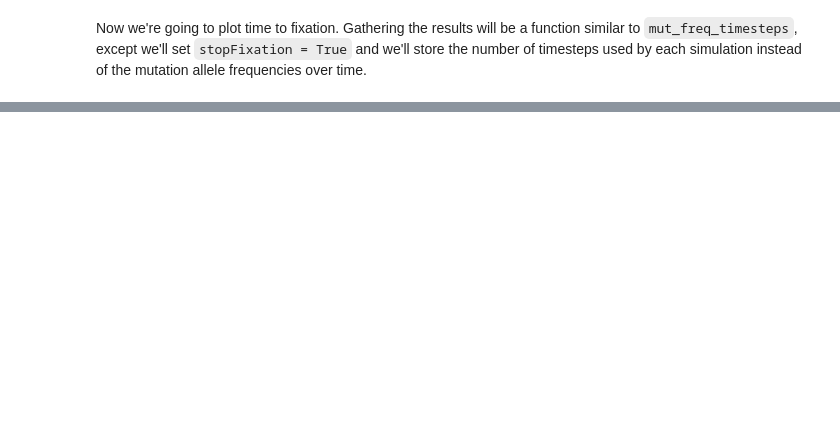
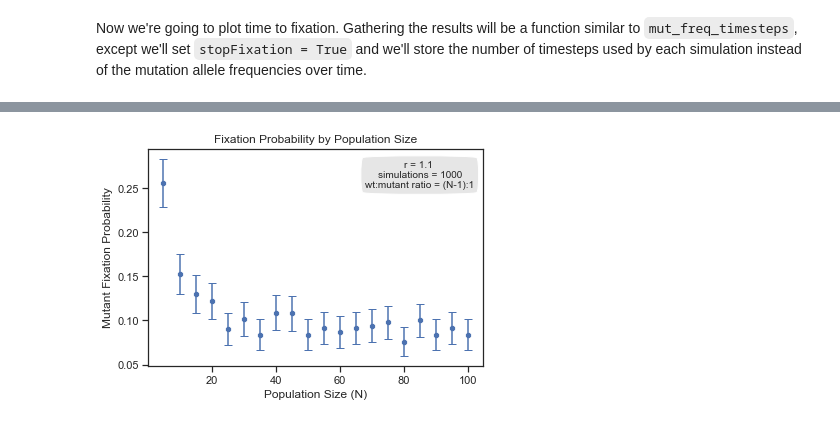
Before and after one commit to jessicascarborough/stochastic-modeling, a Jupyter notebook: stochastic_modeling.ipynb, the cells around one changed output, grey strips where cells are left out. Saved outputs shown, nothing was run; the diff lists cells and outputs as text; code cells hidden in the pictures; blank space fills up the shorter version.

```diff
--- a/stochastic_modeling.ipynb
+++ b/stochastic_modeling.ipynb
@@ -232,0 +350,3 @@ sns.despine(offset=10, trim=True)
+# %%
+fitness = 1.1
+reps = 1000
@@ -232,0 +356,2 @@ sns.despine(offset=10, trim=True)
+# %%
+fix_prob_byPop_results = pd.read_csv('Results/fix_prob_byPop_results_fit{}sim{}.csv'.format(fitness, reps))
@@ -232,0 +367,26 @@ sns.despine(offset=10, trim=True)
+# %%
+# Plot fixation probability across selective advantage parameter sweep
+ax = sns.scatterplot(x = 'N', y ='fix_prob', data=fix_prob_byPop_results, ci=None)
+
+# Create error bars
+error = fix_prob_byPop_results['fix_error'].tolist()
+x_coords = []
+y_coords = []
+for point_pair in ax.collections:
+    for x, y in point_pair.get_offsets():
+        x_coords.append(x)
+        y_coords.append(y)
+ax.errorbar(x_coords, y_coords, yerr=error, fmt='o', markersize=4, capsize=4)
+
+# Add annotations
+an1 = ax.annotate("r = {} \nsimulations = {}\nwt:mutant ratio = (N-1):1".format(fitness, reps),
+                  xy=(85, 0.265), xycoords="data",
+                  va="center", ha="center",
+                  bbox=dict(boxstyle="round4,pad=.5", fc="0.9"))
+
+# Fine tune labels
+plt.title("Fixation Probability by Population Size")
+plt.xlabel("Population Size (N)")
+plt.ylabel("Mutant Fixation Probability");
+# %% [output]
+[figure, added]
```
Also changed, not shown: parts of 25 cells of this notebook.
